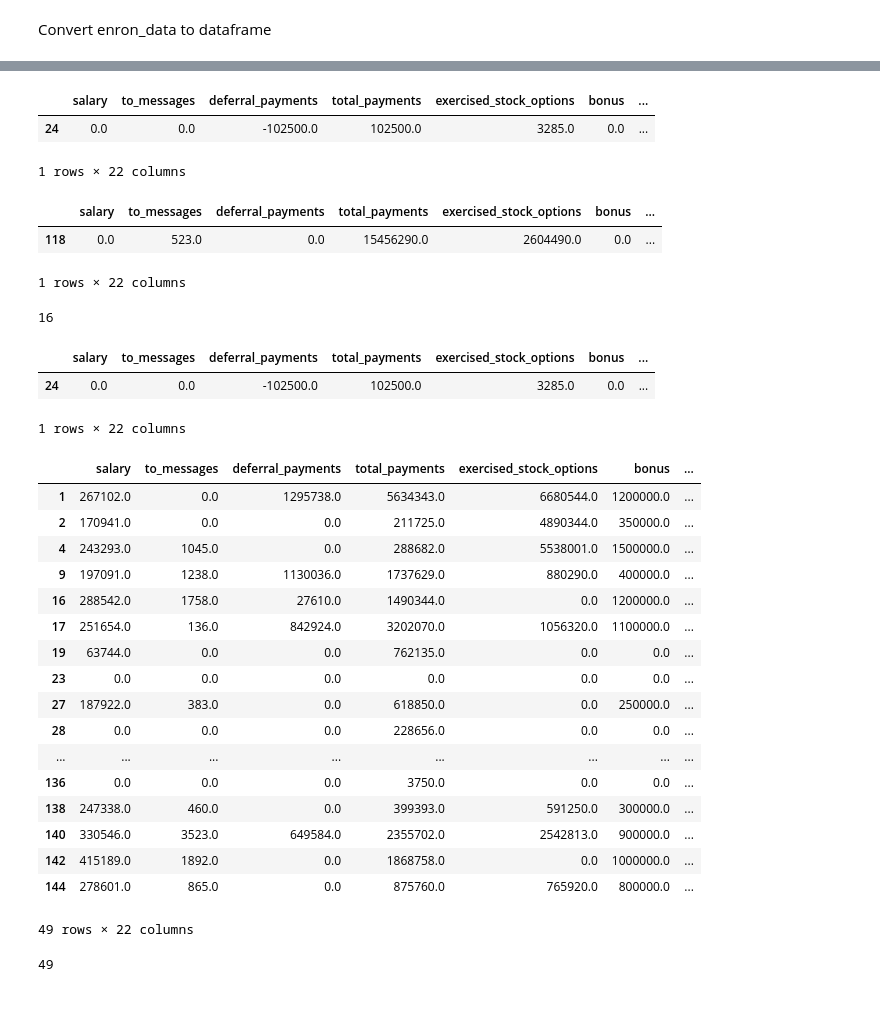
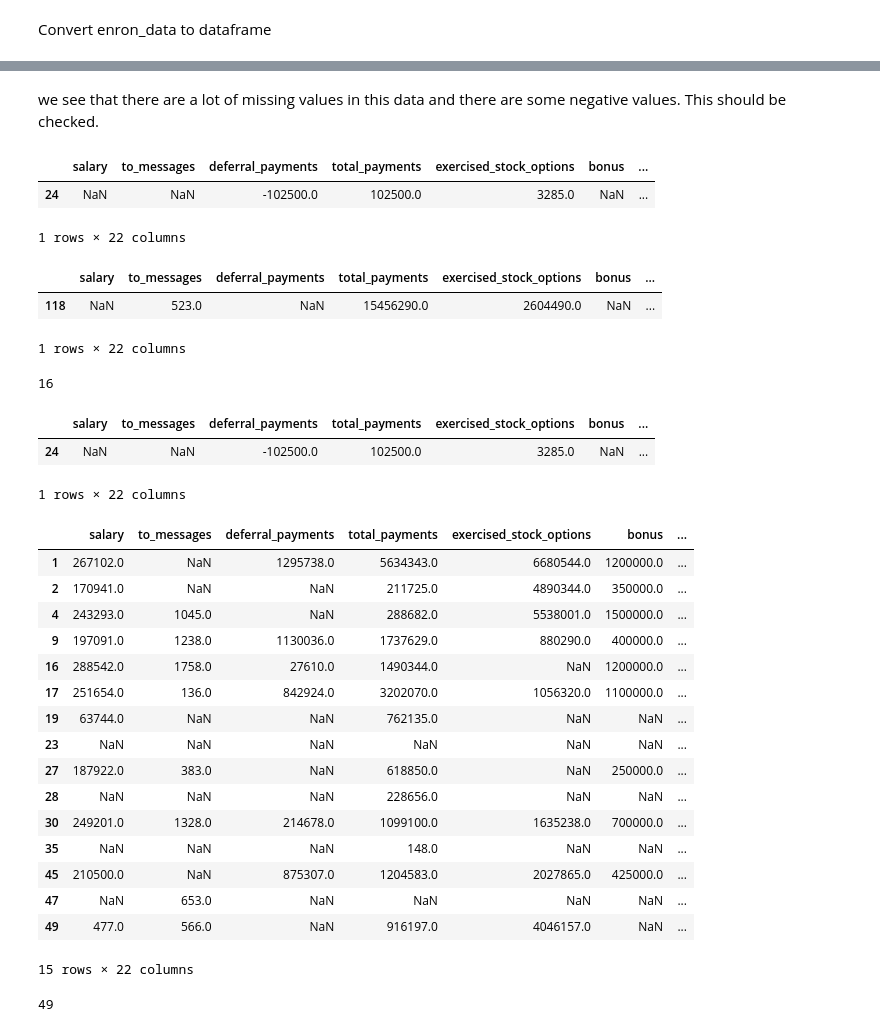
Before and after one commit to ekaraseva/Enron-fraud, a Jupyter notebook: poi_id.ipynb, the cells around one changed output, grey strips where cells are left out. Drawn from its saved outputs; the diff is of its cells as text; code cells hidden in the pictures; blank space fills up the shorter version.

```diff
--- a/poi_id.ipynb
+++ b/poi_id.ipynb
@@ -146,7 +127,7 @@ features_list= ['salary', 'to_messages',  'deferral_payments',
                 'director_fees', 'deferred_income', 'long_term_incentive',
                 'from_poi_to_this_person']
 # %%
-data=featureFormat(data_dict, features_list, remove_NaN=True, remove_all_zeroes=False, remove_any_zeroes=False, sort_keys = False)
+data=featureFormat(data_dict, features_list, remove_NaN=False, remove_all_zeroes=False, remove_any_zeroes=False, sort_keys = False)
 target, features=targetFeatureSplit( data )
 # %%
 ## make dataframe from the enron_data
@@ -189,14 +170,16 @@ Negative Values to be checked and corrected
+# %% [markdown]
+we see that there are a lot of missing values in this data and there are some negative values. This should be checked.
 # %%
 enron_df[enron_df['deferral_payments']<0]
 # %% [output]
 |  | salary | to_messages | deferral_payments | total_payments | exercised_stock_options | bonus | ... |
-| 24 | 0.0 | 0.0 | -102500.0 | 102500.0 | 3285.0 | 0.0 | ... |
+| 24 | NaN | NaN | -102500.0 | 102500.0 | 3285.0 | NaN | ... |
 1 rows × 22 columns
 # %%
 enron_df[enron_df['restricted_stock']<0]
 # %% [output]
 |  | salary | to_messages | deferral_payments | total_payments | exercised_stock_options | bonus | ... |
-| 118 | 0.0 | 523.0 | 0.0 | 15456290.0 | 2604490.0 | 0.0 | ... |
+| 118 | NaN | 523.0 | NaN | 15456290.0 | 2604490.0 | NaN | ... |
 1 rows × 22 columns
 # %%
 enron_df[enron_df['restricted_stock_deferred']<0].shape[0]
@@ -206,29 +189,28 @@ enron_df[enron_df['restricted_stock_deferred']<0].shape[0]
 enron_df[enron_df['total_stock_value']<0]
 # %% [output]
 |  | salary | to_messages | deferral_payments | total_payments | exercised_stock_options | bonus | ... |
-| 24 | 0.0 | 0.0 | -102500.0 | 102500.0 | 3285.0 | 0.0 | ... |
+| 24 | NaN | NaN | -102500.0 | 102500.0 | 3285.0 | NaN | ... |
 1 rows × 22 columns
 # %%
-enron_df[enron_df['deferred_income']<0]
+enron_df[enron_df['deferred_income']<0].head(15)
 # %% [output]
 |  | salary | to_messages | deferral_payments | total_payments | exercised_stock_options | bonus | ... |
-| 1 | 267102.0 | 0.0 | 1295738.0 | 5634343.0 | 6680544.0 | 1200000.0 | ... |
-| 2 | 170941.0 | 0.0 | 0.0 | 211725.0 | 4890344.0 | 350000.0 | ... |
-| 4 | 243293.0 | 1045.0 | 0.0 | 288682.0 | 5538001.0 | 1500000.0 | ... |
+| 1 | 267102.0 | NaN | 1295738.0 | 5634343.0 | 6680544.0 | 1200000.0 | ... |
+| 2 | 170941.0 | NaN | NaN | 211725.0 | 4890344.0 | 350000.0 | ... |
+| 4 | 243293.0 | 1045.0 | NaN | 288682.0 | 5538001.0 | 1500000.0 | ... |
 | 9 | 197091.0 | 1238.0 | 1130036.0 | 1737629.0 | 880290.0 | 400000.0 | ... |
-| 16 | 288542.0 | 1758.0 | 27610.0 | 1490344.0 | 0.0 | 1200000.0 | ... |
+| 16 | 288542.0 | 1758.0 | 27610.0 | 1490344.0 | NaN | 1200000.0 | ... |
 | 17 | 251654.0 | 136.0 | 842924.0 | 3202070.0 | 1056320.0 | 1100000.0 | ... |
-| 19 | 63744.0 | 0.0 | 0.0 | 762135.0 | 0.0 | 0.0 | ... |
-| 23 | 0.0 | 0.0 | 0.0 | 0.0 | 0.0 | 0.0 | ... |
-| 27 | 187922.0 | 383.0 | 0.0 | 618850.0 | 0.0 | 250000.0 | ... |
-| 28 | 0.0 | 0.0 | 0.0 | 228656.0 | 0.0 | 0.0 | ... |
-| ... | ... | ... | ... | ... | ... | ... | ... |
-| 136 | 0.0 | 0.0 | 0.0 | 3750.0 | 0.0 | 0.0 | ... |
-| 138 | 247338.0 | 460.0 | 0.0 | 399393.0 | 591250.0 | 300000.0 | ... |
-| 140 | 330546.0 | 3523.0 | 649584.0 | 2355702.0 | 2542813.0 | 900000.0 | ... |
-| 142 | 415189.0 | 1892.0 | 0.0 | 1868758.0 | 0.0 | 1000000.0 | ... |
-| 144 | 278601.0 | 865.0 | 0.0 | 875760.0 | 765920.0 | 800000.0 | ... |
+| 19 | 63744.0 | NaN | NaN | 762135.0 | NaN | NaN | ... |
+| 23 | NaN | NaN | NaN | NaN | NaN | NaN | ... |
+| 27 | 187922.0 | 383.0 | NaN | 618850.0 | NaN | 250000.0 | ... |
+| 28 | NaN | NaN | NaN | 228656.0 | NaN | NaN | ... |
+| 30 | 249201.0 | 1328.0 | 214678.0 | 1099100.0 | 1635238.0 | 700000.0 | ... |
+| 35 | NaN | NaN | NaN | 148.0 | NaN | NaN | ... |
+| 45 | 210500.0 | NaN | 875307.0 | 1204583.0 | 2027865.0 | 425000.0 | ... |
+| 47 | NaN | 653.0 | NaN | NaN | NaN | NaN | ... |
+| 49 | 477.0 | 566.0 | NaN | 916197.0 | 4046157.0 | NaN | ... |
-49 rows × 22 columns
+15 rows × 22 columns
 # %%
 enron_df[enron_df['deferred_income']<0].shape[0]
 # %% [output]
```
Also changed, not shown: parts of 128 cells of this notebook.
